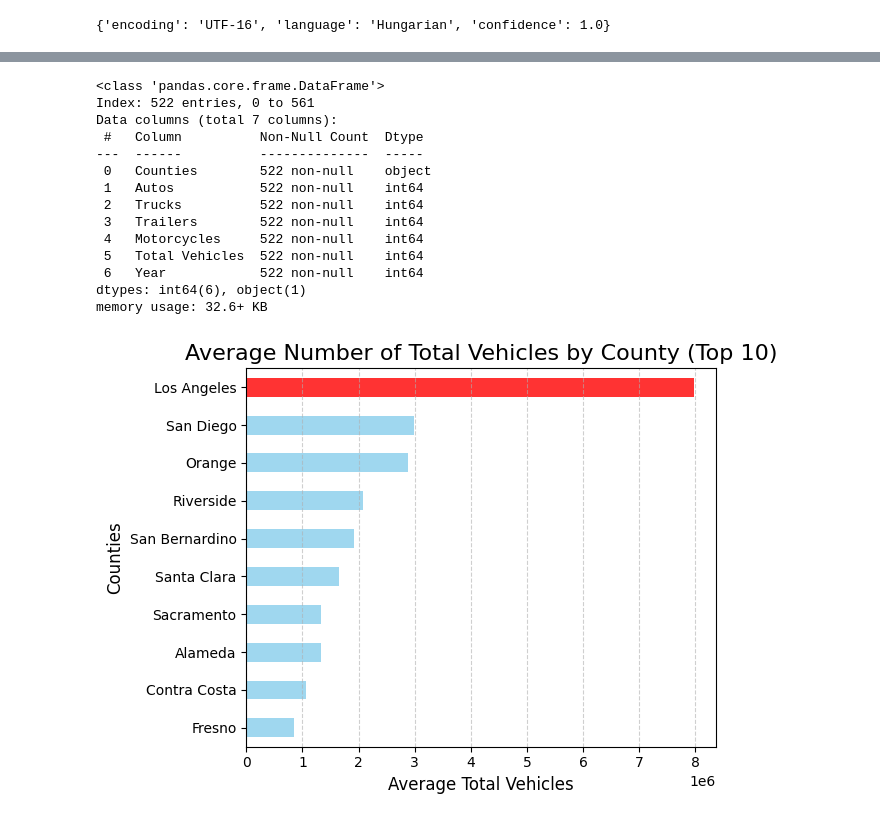
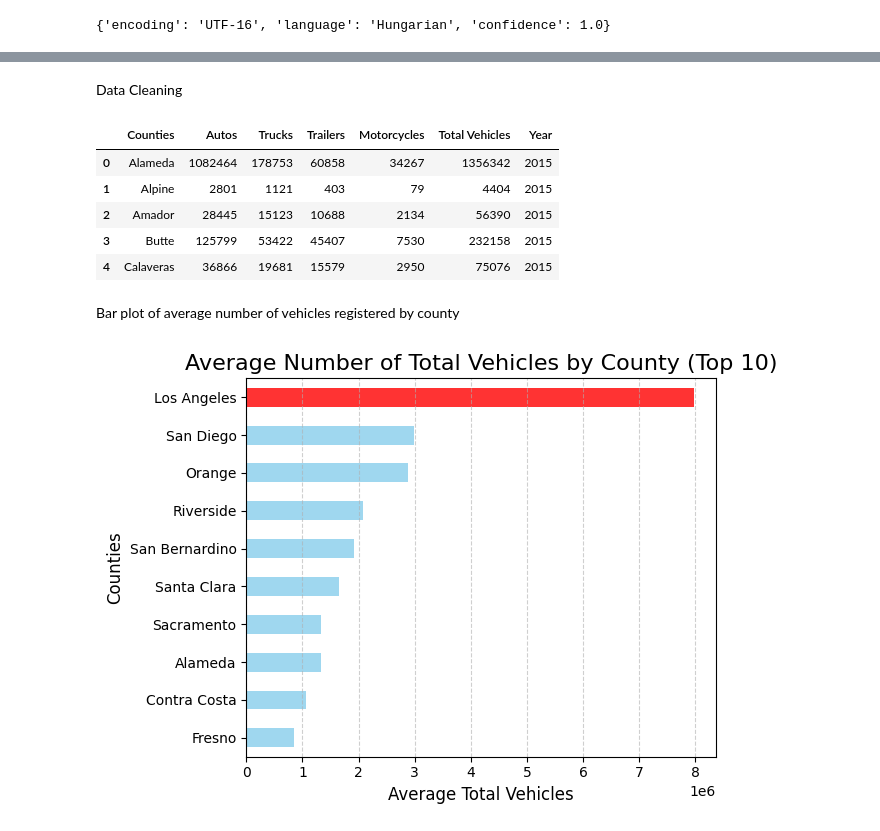
Before and after one commit to ashkren/eda_final_project, a Jupyter notebook: eda_final_project.ipynb, the cells around one changed output, grey strips where cells are left out. Cells and saved outputs as stored; diff of their text form; code cells hidden in the pictures.

```diff
--- a/eda_final_project.ipynb
+++ b/eda_final_project.ipynb
@@ -345 +386,3 @@ car_data.head()
+# %% [markdown]
+Data Cleaning
 # %%
@@ -353,22 +399,16 @@ for col in ['Autos', 'Trucks', 'Trailers', 'Motorcycles',
        'Total Vehicles', 'Year']:
     car_data[col] = car_data[col].astype(str).str.replace(",", "").astype(int)
 # %%
-car_data.info()
+car_data.head()
 # %% [output]
-<class 'pandas.core.frame.DataFrame'>
-Index: 522 entries, 0 to 561
-Data columns (total 7 columns):
- #   Column          Non-Null Count  Dtype
----  ------          --------------  -----
- 0   Counties        522 non-null    object
- 1   Autos           522 non-null    int64
- 2   Trucks          522 non-null    int64
- 3   Trailers        522 non-null    int64
- 4   Motorcycles     522 non-null    int64
- 5   Total Vehicles  522 non-null    int64
- 6   Year            522 non-null    int64
-dtypes: int64(6), object(1)
-memory usage: 32.6+ KB
+|  | Counties | Autos | Trucks | Trailers | Motorcycles | Total Vehicles | Year |
+| 0 | Alameda | 1082464 | 178753 | 60858 | 34267 | 1356342 | 2015 |
+| 1 | Alpine | 2801 | 1121 | 403 | 79 | 4404 | 2015 |
+| 2 | Amador | 28445 | 15123 | 10688 | 2134 | 56390 | 2015 |
+| 3 | Butte | 125799 | 53422 | 45407 | 7530 | 232158 | 2015 |
+| 4 | Calaveras | 36866 | 19681 | 15579 | 2950 | 75076 | 2015 |
+# %% [markdown]
+Bar plot of average number of vehicles registered by county
 # %%
 # Calculate average number of total vehicles across all years and sort
 avg_total_vehicles = (
```
Also changed, not shown: parts of 12 cells of this notebook.
